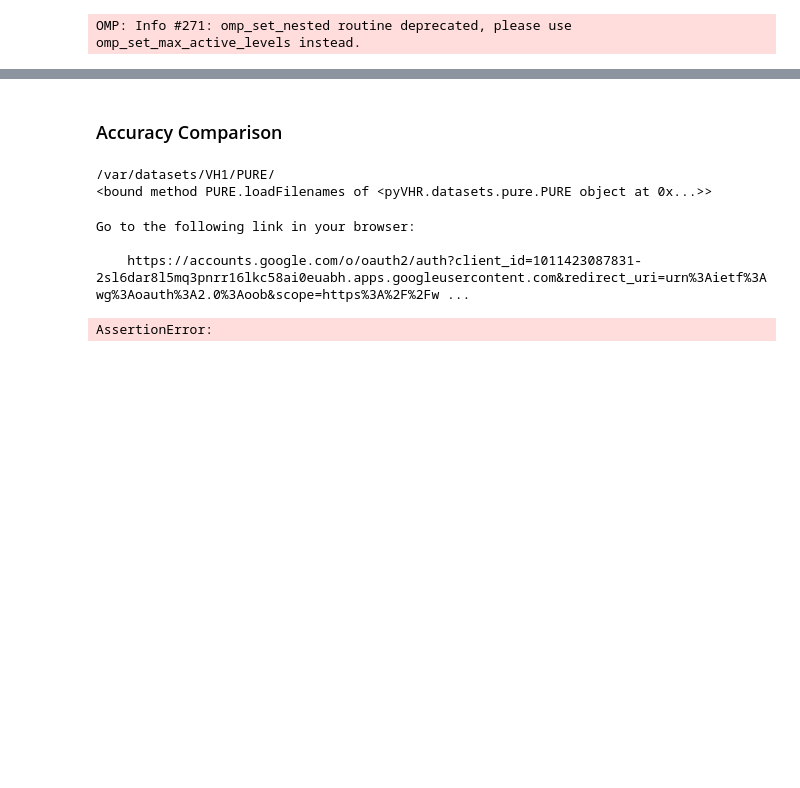
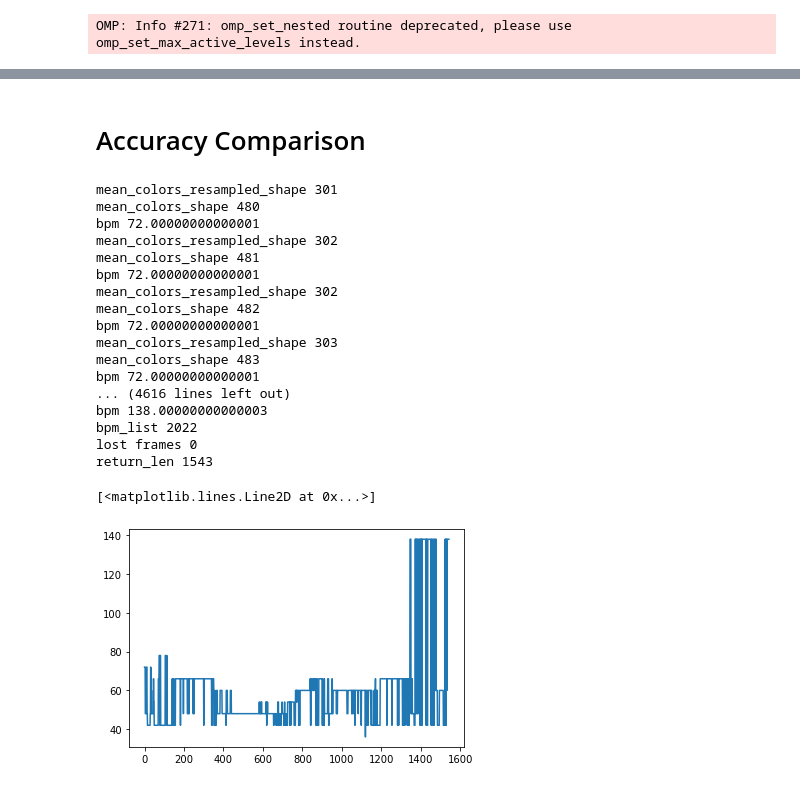
Before and after one commit to etiennekoehler/VisualHeartrateMonitor, a Jupyter notebook: rPPG/rPPG_Playground.ipynb, the cells around one changed output, grey strips where cells are left out. Cells and saved outputs as stored; diff of their text form; code cells hidden in the pictures; blank space fills up the shorter version.

Commit message:
read in video and get a list of bpm

```diff
--- a/rPPG/rPPG_Playground.ipynb
+++ b/rPPG/rPPG_Playground.ipynb
@@ -139,44 +115,26 @@ delta_e_mean 66.82998399389152
 # %% [markdown]
-### Accuracy Comparison
+# Accuracy Comparison
-# %%
-import pyVHR as vhr
-
-# -- LOAD A DATASET
-
-dataset_name = 'PURE'          # the name of the python class handling it
-video_DIR = '/var/datasets/VHR1/UBFC1/'  # dir containing videos
-BVP_DIR = '/var/datasets/VHR1/UBFC1/'    # dir containing BVPs GT
-
-dataset = vhr.datasets.datasetFactory(dataset_name, videodataDIR=video_DIR, BVPdataDIR=BVP_DIR)
-allvideo = dataset.loadFilenames
-
-# print the list of video names with the progressive index (idx)
-print(allvideo)
-# print the list of video names with the progressive index (idx)
-for v in range(len(allvideo)):
-# %% [output]
-/var/datasets/VH1/PURE/
-<bound method PURE.loadFilenames of <pyVHR.datasets.pure.PURE object at 0x...>>
-# %%
-from apiclient import discovery
-from httplib2 import Http
-import oauth2client
-from oauth2client import file, client, tools
-obj = lambda: None
-lmao = {"auth_host_name":'localhost', 'noauth_local_webserver':'store_true', 'auth_host_port':[8080, 8090], 'logging_level':'ERROR'}
-for k, v in lmao.items():
-    setattr(obj, k, v)
-
-# authorization boilerplate code
-SCOPES = 'https://www.googleapis.com/auth/drive.readonly'
-store = file.Storage('token.json')
-creds = store.get()
-# The following will give you a link if token.json does not exist, the link allows the user to give this app permission
-if not creds or creds.invalid:
-    flow = client.flow_from_clientsecrets('client_id.json', SCOPES)
-    creds = tools.run_flow(flow, store, obj)
-# %% [output]
-Go to the following link in your browser:
-
-    https://accounts.google.com/o/oauth2/auth?client_id=1011423087831-2sl6dar8l5mq3pnrr16lkc58ai0euabh.apps.googleusercontent.com&redirect_uri=urn%3Aietf%3Awg%3Aoauth%3A2.0%3Aoob&scope=https%3A%2F%2Fw ...
-AssertionError:
+# %%
+hr_predicted_basic = realtime_pipe.run_realtime_pipeline(is_test=False, output='bpm', advanced_skin_extraction=False)
+print('return_len', (len(hr_predicted_basic)))
+plt.plot(hr_predicted_basic)
+# %% [output]
+mean_colors_resampled_shape 301
+mean_colors_shape 480
+bpm 72.00000000000001
+mean_colors_resampled_shape 302
+mean_colors_shape 481
+bpm 72.00000000000001
+mean_colors_resampled_shape 302
+mean_colors_shape 482
+bpm 72.00000000000001
+mean_colors_resampled_shape 303
+mean_colors_shape 483
+bpm 72.00000000000001
+... (4616 lines left out)
+bpm 138.00000000000003
+bpm_list 2022
+lost frames 0
+return_len 1543
+[<matplotlib.lines.Line2D at 0x...>]
+[figure, added]
```
Also changed, not shown: parts of 13 cells of this notebook, 4 other files.
